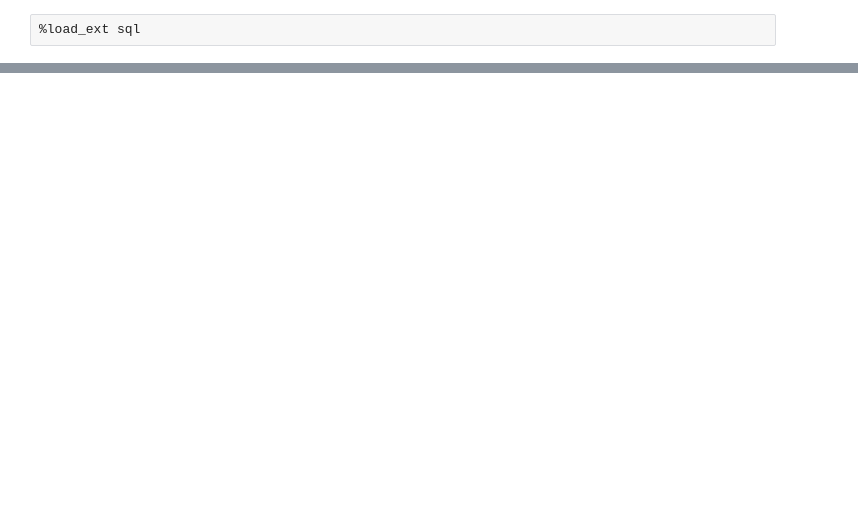
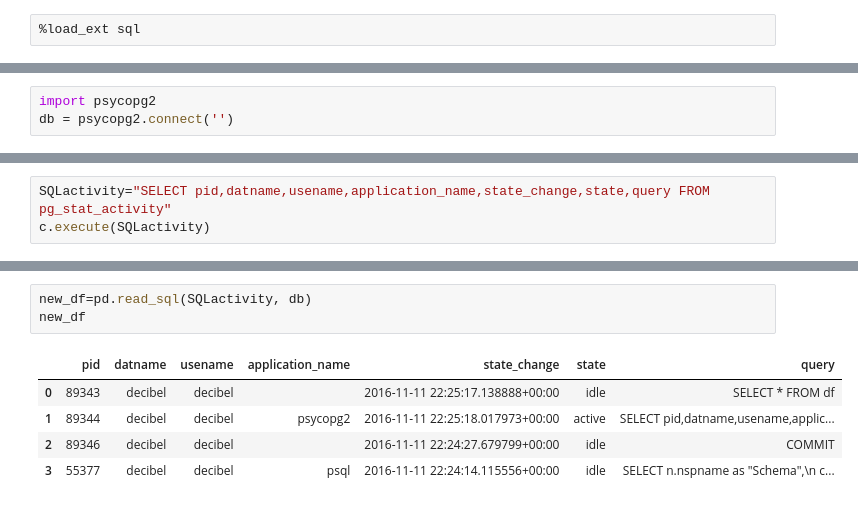
Before and after one commit to AustinPUG/PGDay2016, a Jupyter notebook: Python+Postgres.ipynb, the cells around one changed output, grey strips where cells are left out. Saved outputs shown, nothing was run; the diff lists cells and outputs as text; blank space fills up the shorter version.

```diff
--- a/Python+Postgres.ipynb
+++ b/Python+Postgres.ipynb
@@ -78,0 +7,3 @@ ipdb> continue
+# %%
+import psycopg2
+db = psycopg2.connect('')
@@ -78,0 +76,3 @@ ipdb> continue
+# %%
+SQLactivity="SELECT pid,datname,usename,application_name,state_change,state,query FROM pg_stat_activity"
+c.execute(SQLactivity)
@@ -78,0 +350,9 @@ ipdb> continue
+# %%
+new_df=pd.read_sql(SQLactivity, db)
+new_df
+# %% [output]
+|  | pid | datname | usename | application_name | state_change | state | query |
+| 0 | 89343 | decibel | decibel |  | 2016-11-11 22:25:17.138888+00:00 | idle | SELECT * FROM df |
+| 1 | 89344 | decibel | decibel | psycopg2 | 2016-11-11 22:25:18.017973+00:00 | active | SELECT pid,datname,usename,applic... |
+| 2 | 89346 | decibel | decibel |  | 2016-11-11 22:24:27.679799+00:00 | idle | COMMIT |
+| 3 | 55377 | decibel | decibel | psql | 2016-11-11 22:24:14.115556+00:00 | idle | SELECT n.nspname as "Schema",\n c... |
```
Also changed, not shown: parts of 80 cells of this notebook.
